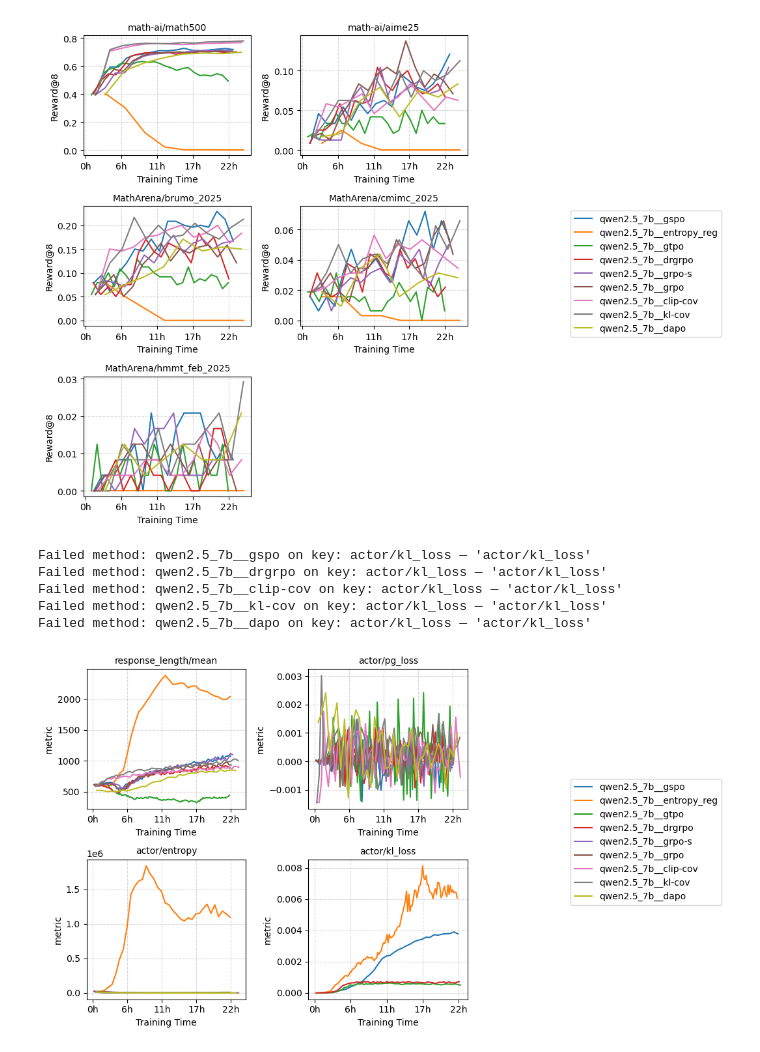
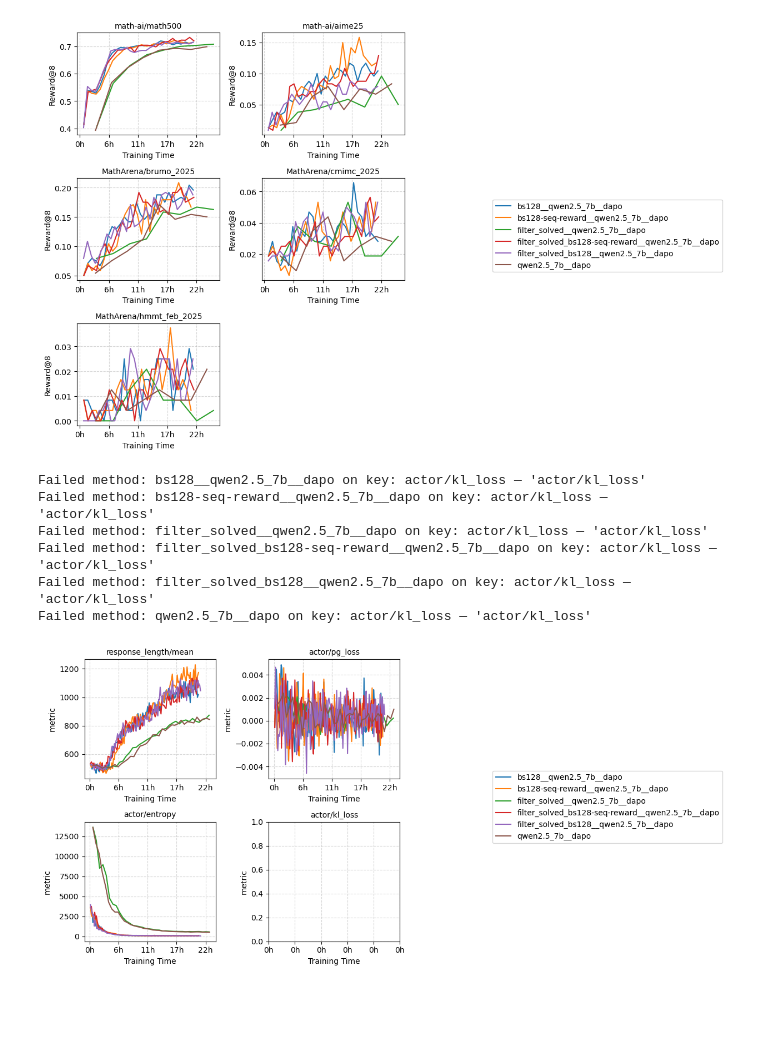
Before and after one commit to rfechner/verl, a Jupyter notebook: workspace/plots/exp05_training_dynamics.ipynb, the cells around one changed output. Cells and saved outputs as stored; diff of their text form; code cells hidden in the pictures; blank space fills up the shorter version.

```diff
--- a/workspace/plots/exp05_training_dynamics.ipynb
+++ b/workspace/plots/exp05_training_dynamics.ipynb
@@ -13,7 +11,7 @@ root = "/ptmp/rfechner/out/exp05_train_qwen2.5-7b/"
 dirs = os.listdir(root)
 
 logpaths = {
-    d : os.path.join(root, d, 'logs.jsonl') for d in dirs
+    d : os.path.join(root, d, 'logs.jsonl') for d in dirs if "dapo" in d
 }
 # %%
 logpaths
@@ -72,6 +67,8 @@ def plot_validation_metrics():
 
     for ax, key in zip(axes, validation_keys):
         for method, logs in logmetrics.items():
+            if "entropy" in method:
+                continue
             try:
                 timing_s = logs[timing_per_step_key].mean()
                 ys = logs[key].to_numpy()
@@ -102,40 +99,43 @@ def plot_validation_metrics():
 def plot_aux_metrics():
     fig, axes = plt.subplots(nrows=2, ncols=2, figsize=(8, 6))
     axes = axes.flatten()
 
     for ax, key in zip(axes, aux_keys):
         for method, logs in logmetrics.items():
+            if "entropy" in method:
+                continue
             try:
                 timing_s = logs[timing_per_step_key].mean()
                 ys = np.array(logs[key])
                 xs = np.arange(len(ys)) * timing_s
                 ax.plot(xs, ys, label=method)
             except Exception as e:
                 print(f"Failed method: {method} on key: {key} — {e}")
 
         ax.set_title(key, fontsize=10)
         ax.xaxis.set_major_formatter(FuncFormatter(_hours_formatter))
         ax.grid(True, linestyle='--', alpha=0.5)
         ax.set_ylabel('metric')
         ax.set_xlabel('Training Time')
     handles, labels = axes[0].get_legend_handles_labels()
     fig.legend(handles, labels, loc='center left', bbox_to_anchor=(1.02, 0.5))
 
     plt.tight_layout(rect=[0, 0, 0.85, 1])
     plt.show()
 
 
 # Example usage:
 plot_validation_metrics()
 plot_aux_metrics()
 # %% [output]
-[figure, old version]
+[figure, new version]
-Failed method: qwen2.5_7b__gspo on key: actor/kl_loss — 'actor/kl_loss'
-Failed method: qwen2.5_7b__drgrpo on key: actor/kl_loss — 'actor/kl_loss'
-Failed method: qwen2.5_7b__clip-cov on key: actor/kl_loss — 'actor/kl_loss'
-Failed method: qwen2.5_7b__kl-cov on key: actor/kl_loss — 'actor/kl_loss'
+Failed method: bs128__qwen2.5_7b__dapo on key: actor/kl_loss — 'actor/kl_loss'
+Failed method: bs128-seq-reward__qwen2.5_7b__dapo on key: actor/kl_loss — 'actor/kl_loss'
+Failed method: filter_solved__qwen2.5_7b__dapo on key: actor/kl_loss — 'actor/kl_loss'
+Failed method: filter_solved_bs128-seq-reward__qwen2.5_7b__dapo on key: actor/kl_loss — 'actor/kl_loss'
+Failed method: filter_solved_bs128__qwen2.5_7b__dapo on key: actor/kl_loss — 'actor/kl_loss'
 Failed method: qwen2.5_7b__dapo on key: actor/kl_loss — 'actor/kl_loss'
-[figure, old version]
+[figure, new version]
 # %%
 timing_keys = [
 'timing_s/gen',
```
Also changed, not shown: parts of 3 cells of this notebook, 25 other files.
